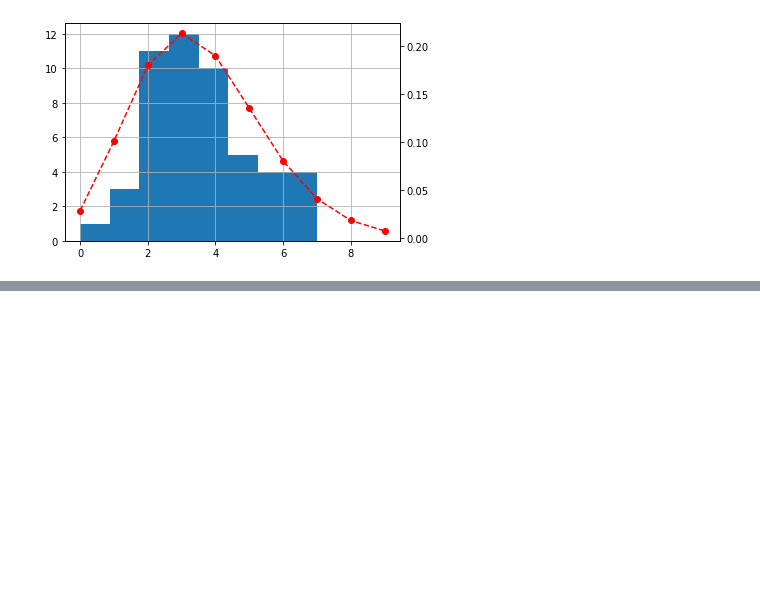
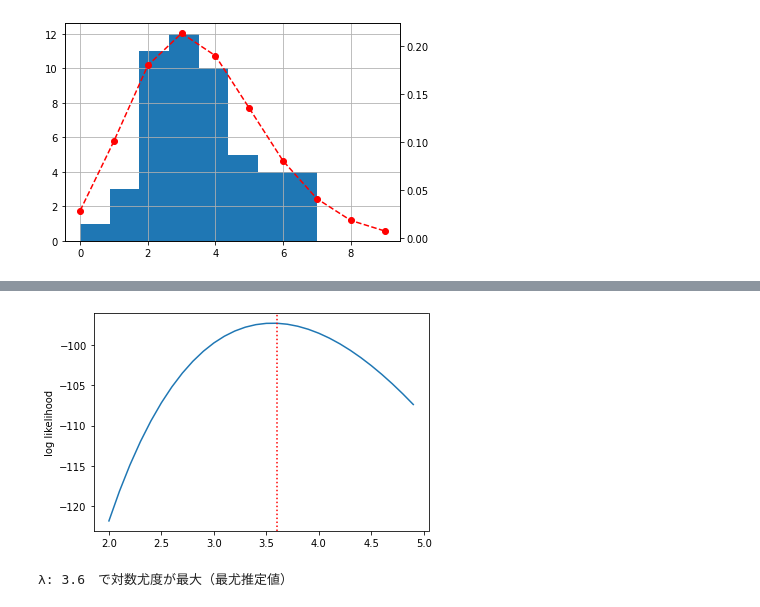
Before and after one commit to KFurudate/Midoribon, a Jupyter notebook: chap2.ipynb, the cells around one changed output, grey strips where cells are left out. Drawn from its saved outputs; the diff is of its cells as text; code cells hidden in the pictures; blank space fills up the shorter version.

```diff
--- a/chap2.ipynb
+++ b/chap2.ipynb
@@ -52,7 +52,7 @@ data.x.hist(bins=8)
 # %%
 #　平均3.56のポアソン分布
 y = range(10)
-x = sct.poisson.pmf(y, mu=3.56)
+x = stats.poisson.pmf(y, mu=3.56)
 plt.plot(y, x, "ro--")
 plt.show()
 # %% [output]
@@ -69,0 +75,12 @@ plt.show()
+# %%
+X = np.arange(2, 5, 0.1)
+logL = np.array([sum(stats.poisson.logpmf(data, x)) for x in X])
+plt.plot(X, logL[:, 1])
+plt.axvline(X[logL[:, 1].argmax()], color='red', linestyle='dotted')
+
+plt.ylabel("log likelihood")
+plt.show()
+print(f"λ: {round(X[logL[:, 1].argmax()], 2)}　で対数尤度が最大（最尤推定値）")
+# %% [output]
+[figure, added]
+λ: 3.6　で対数尤度が最大（最尤推定値）
```
Also changed, not shown: parts of 8 cells of this notebook.
